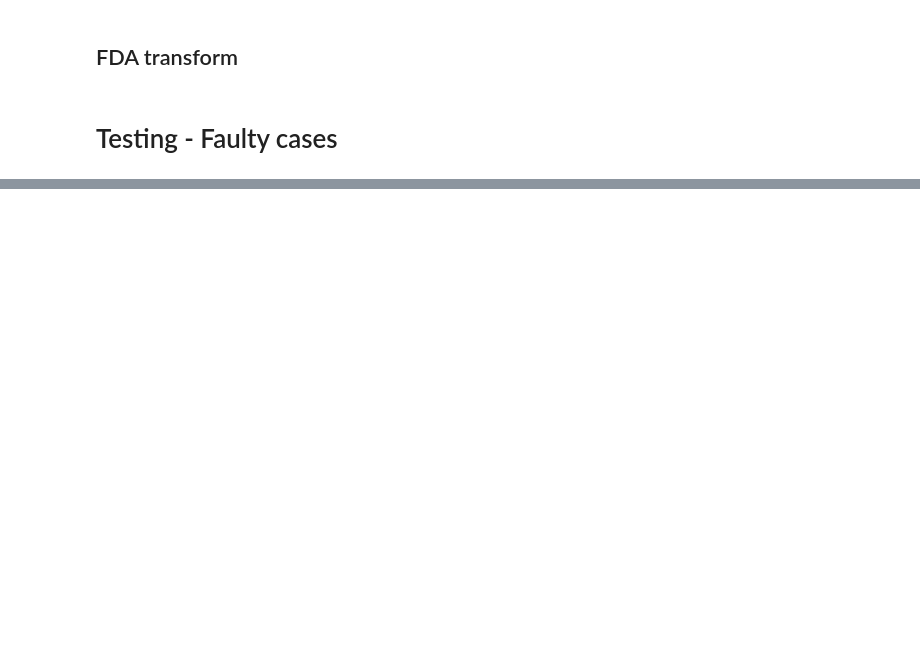
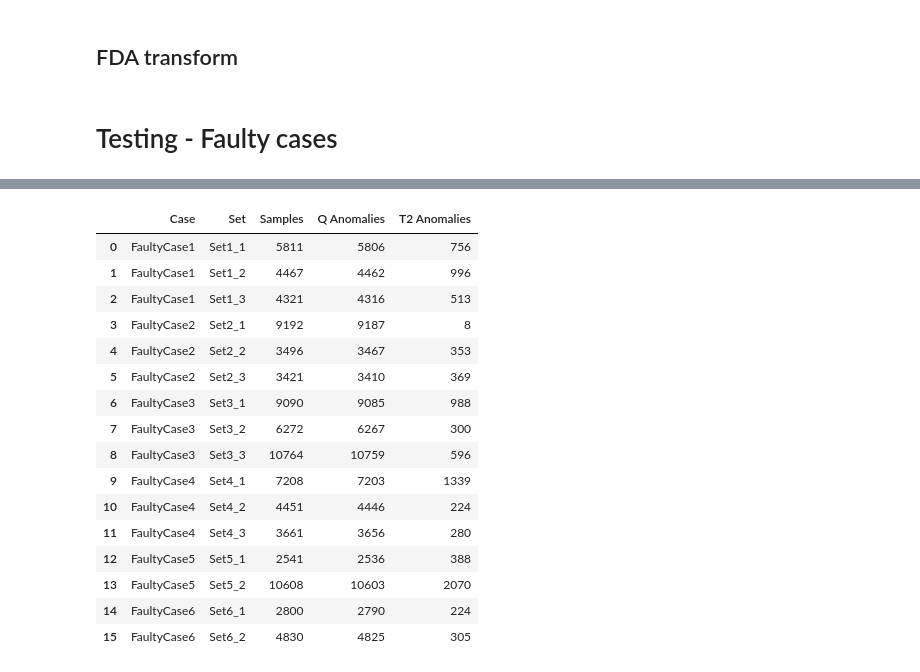
Before and after one commit to PeterAndersen-sdu/Fault-detection-project, a Jupyter notebook: main.ipynb, the cells around one changed output, grey strips where cells are left out. Saved outputs shown, nothing was run; the diff lists cells and outputs as text; code cells hidden in the pictures; blank space fills up the shorter version.

```diff
--- a/main.ipynb
+++ b/main.ipynb
@@ -247,0 +292,19 @@ Z_dpca.head()
+# %%
+# This creates a dataframe with number of anomalies for each set in each case for both Q and T2.
+
+shew_results = []
+
+for case_name, case_sets in zip(se_windows.keys(), fc_sets):
+    for set_name, fault_window in zip(case_sets.keys(), se_windows[case_name]):
+        X_fault = case_sets[set_name].sensors
+        shew_anomalies = (X_fault > shewhart_threshold).sum().sum()
+
+        shew_results.append({
+            "Case": case_name,
+            "Set": set_name,
+            "Samples": len(X_fault),
+            "Shewhart Anomalies": shew_anomalies
+        })
+
+shew_results_df = pd.DataFrame(shew_results)
+shew_results_df
@@ -341,0 +501,44 @@ PCA on FaultyCase2 Set2_3: Number of T2 statistic anomalies: 356 of 3421 samples
+# %%
+# This creates a dataframe with number of anomalies for each set in each case for both Q and T2.
+
+dpca_results = []
+
+for case_name, case_sets in zip(se_windows.keys(), fc_sets):
+    for set_name, fault_window in zip(case_sets.keys(), se_windows[case_name]):
+        X_fault = case_sets[set_name].sensors
+        X_fault_lagged = dpca_prepare_matrix(X_fault, dpca_model)
+        Z_fault = dpca_transform(X_fault, dpca_model)
+        q_fault = q_statistic(X_fault_lagged, Z_fault)
+        t2_fault = t2_statistic(Z_fault)
+
+        n_q_anomalies = np.sum(q_fault > threshold_q_dpca)
+        n_t2_anomalies = np.sum(t2_fault > threshold_t2_dpca)
+
+        dpca_results.append({
+            "Case": case_name,
+            "Set": set_name,
+            "Samples": len(X_fault),
+            "Q Anomalies": n_q_anomalies,
+            "T2 Anomalies": n_t2_anomalies
+        })
+
+dpca_results_df = pd.DataFrame(dpca_results)
+dpca_results_df
+# %% [output]
+|  | Case | Set | Samples | Q Anomalies | T2 Anomalies |
+| 0 | FaultyCase1 | Set1_1 | 5811 | 5806 | 756 |
+| 1 | FaultyCase1 | Set1_2 | 4467 | 4462 | 996 |
+| 2 | FaultyCase1 | Set1_3 | 4321 | 4316 | 513 |
+| 3 | FaultyCase2 | Set2_1 | 9192 | 9187 | 8 |
+| 4 | FaultyCase2 | Set2_2 | 3496 | 3467 | 353 |
+| 5 | FaultyCase2 | Set2_3 | 3421 | 3410 | 369 |
+| 6 | FaultyCase3 | Set3_1 | 9090 | 9085 | 988 |
+| 7 | FaultyCase3 | Set3_2 | 6272 | 6267 | 300 |
+| 8 | FaultyCase3 | Set3_3 | 10764 | 10759 | 596 |
+| 9 | FaultyCase4 | Set4_1 | 7208 | 7203 | 1339 |
+| 10 | FaultyCase4 | Set4_2 | 4451 | 4446 | 224 |
+| 11 | FaultyCase4 | Set4_3 | 3661 | 3656 | 280 |
+| 12 | FaultyCase5 | Set5_1 | 2541 | 2536 | 388 |
+| 13 | FaultyCase5 | Set5_2 | 10608 | 10603 | 2070 |
+| 14 | FaultyCase6 | Set6_1 | 2800 | 2790 | 224 |
+| 15 | FaultyCase6 | Set6_2 | 4830 | 4825 | 305 |
```
Also changed, not shown: parts of 16 cells of this notebook.
